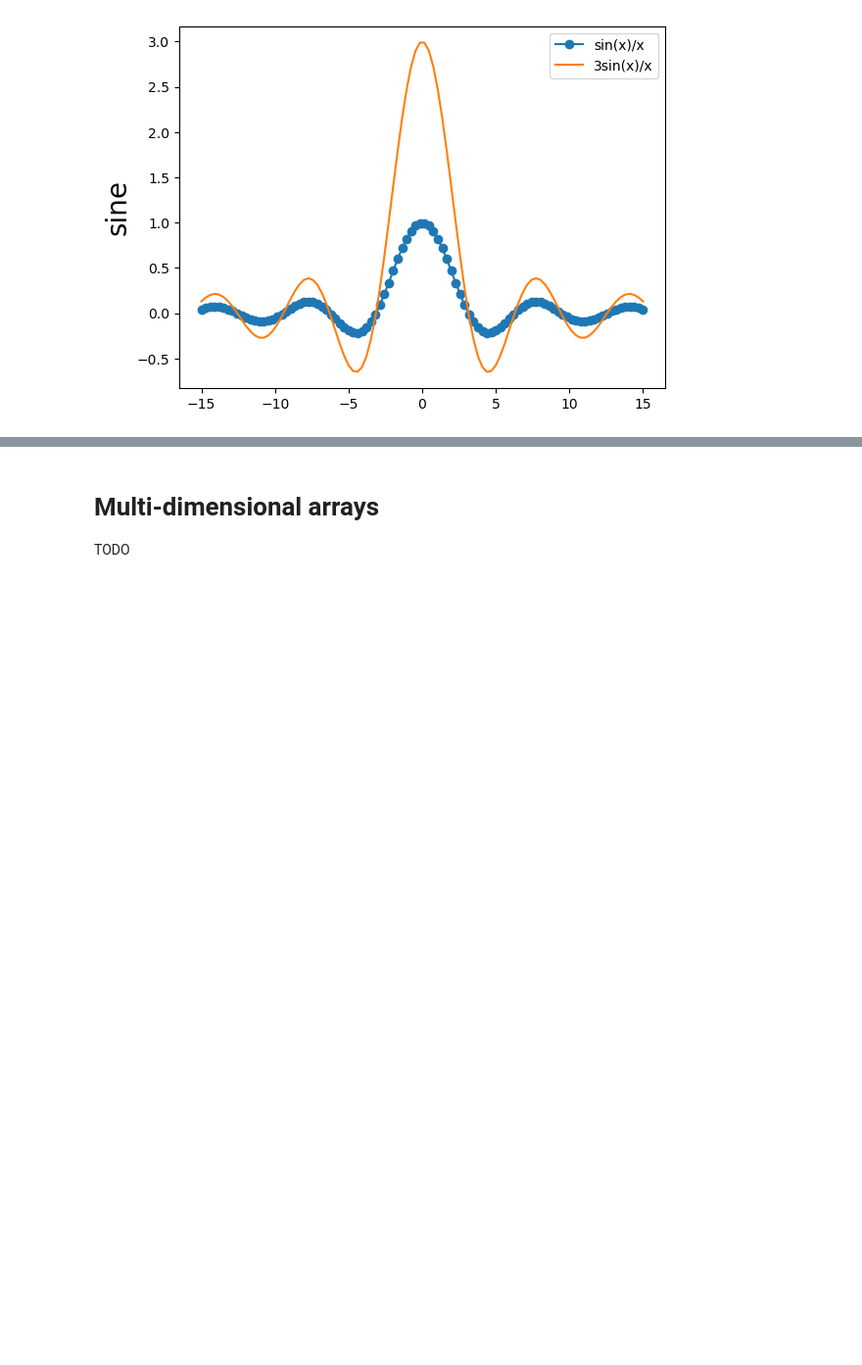
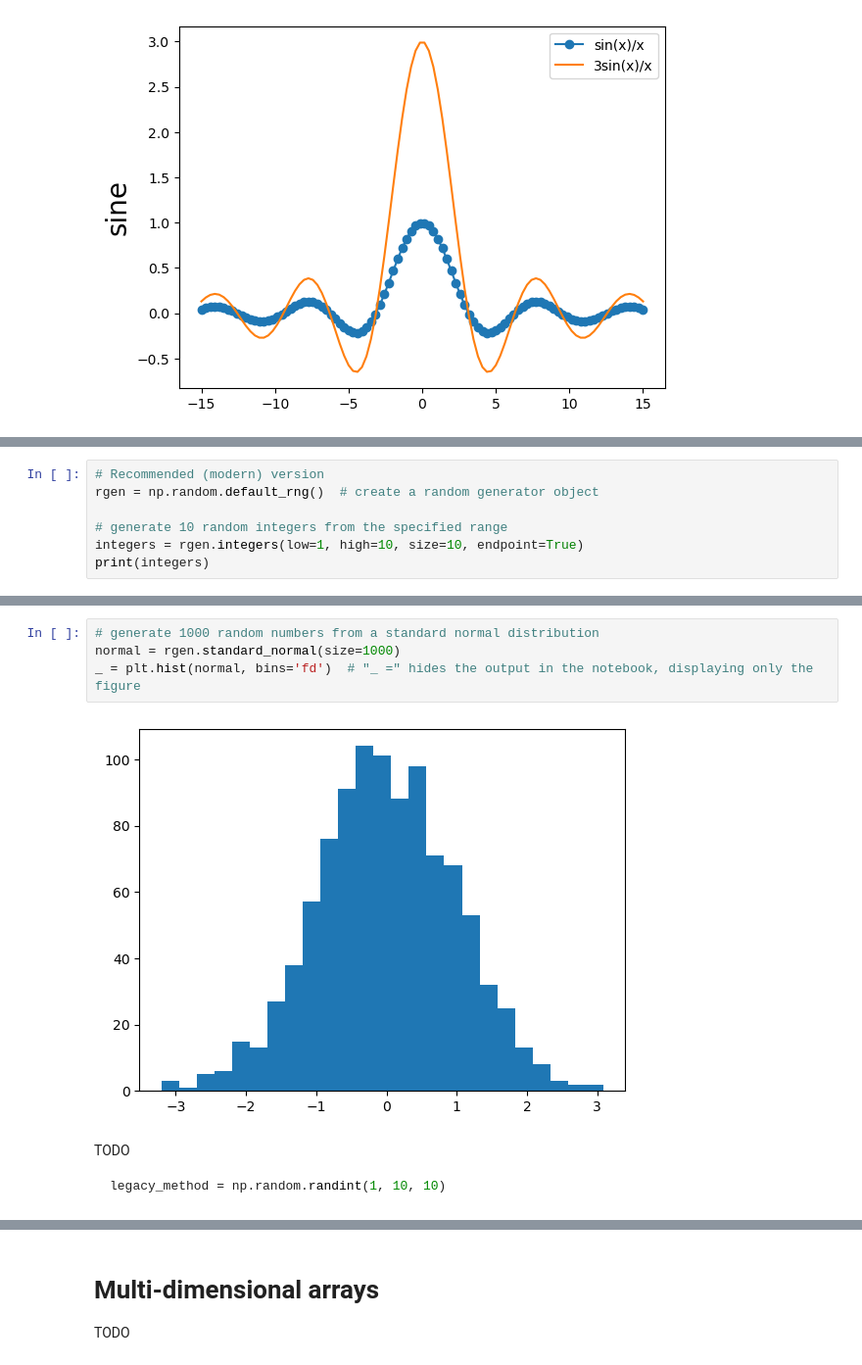
Before and after one commit to marcoalopez/Python_course, a Jupyter notebook: notebooks/Numpy_walkthrough.ipynb, the cells around one changed output, grey strips where cells are left out. Shown at 98% size. Saved outputs shown, nothing was run; the diff lists cells and outputs as text; blank space fills up the shorter version.

Commit message:
Update Numpy_walkthrough.ipynb
random generators

````diff
--- a/notebooks/Numpy_walkthrough.ipynb
+++ b/notebooks/Numpy_walkthrough.ipynb
@@ -200,0 +192,7 @@ TODO
+# %%
+# Recommended (modern) version
+rgen = np.random.default_rng()  # create a random generator object
+
+# generate 10 random integers from the specified range
+integers = rgen.integers(low=1, high=10, size=10, endpoint=True)
+print(integers)
@@ -200,0 +208,11 @@ TODO
+# %%
+# generate 1000 random numbers from a standard normal distribution
+normal = rgen.standard_normal(size=1000)
+_ = plt.hist(normal, bins='fd')  # "_ =" hides the output in the notebook, displaying only the figure
+# %% [output]
+[figure, added]
+# %% [markdown]
+TODO
+```python
+legacy_method = np.random.randint(1, 10, 10)
+```
````
Also changed, not shown: parts of 9 cells of this notebook.
